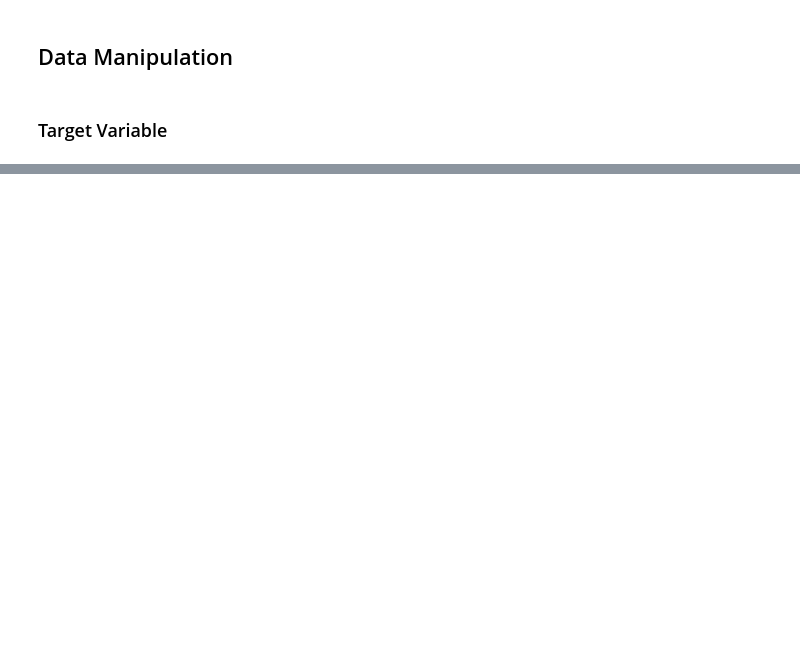
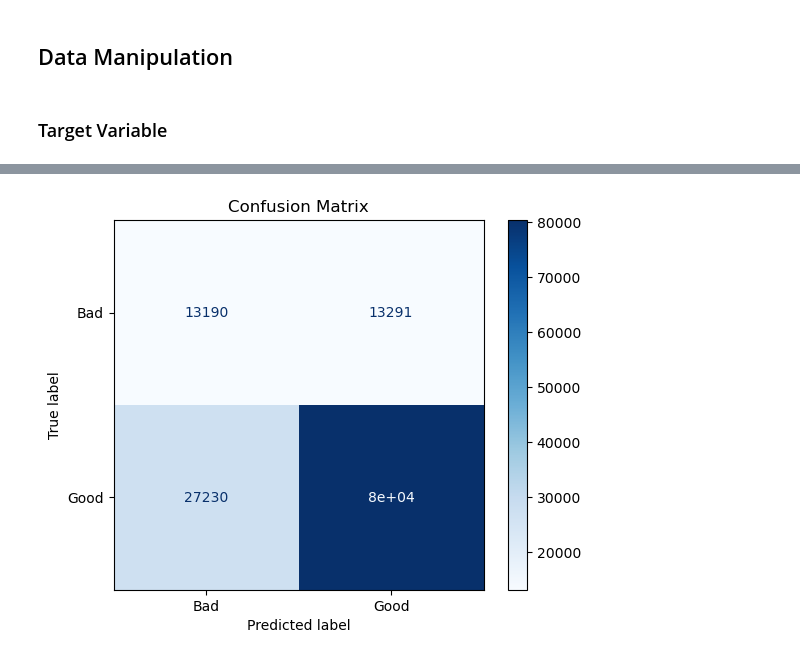
Before and after one commit to uligt/capstone, a Jupyter notebook: notebooks/2. Model_uli.ipynb, the cells around one changed output, grey strips where cells are left out. Saved outputs shown, nothing was run; the diff lists cells and outputs as text; code cells hidden in the pictures; blank space fills up the shorter version.

Commit message:
created baseline models for xgboost and lightgbm

```diff
--- a/notebooks/2. Model_uli.ipynb
+++ b/notebooks/2. Model_uli.ipynb
@@ -178,0 +86,3 @@ shape: (475_629, 24)
+# %%
+### Identify categorical columns
+categorical_features = X.select_dtypes(include="object").columns.tolist()
@@ -178,0 +98,30 @@ shape: (475_629, 24)
+# %%
+# Do this for both X_train and X_test
+for col in categorical_features:
+    if col in X_train.columns: # Check if column exists
+        X_train[col] = X_train[col].astype('category')
+        X_test[col] = X_test[col].astype('category')
+
+# Define weights
+weight_for_class_0 = 3.0
+weight_for_class_1 = 1.0
+sample_weights = np.where(y_train == 0, weight_for_class_0, weight_for_class_1)
+
+# Instantiate the XGBoost classifier
+model = xgb.XGBClassifier(
+    objective='binary:logistic',
+    eval_metric='auc',
+    use_label_encoder=False,
+    enable_categorical=True,
+    tree_method='hist',
+    n_estimators=1000,
+    learning_rate=0.05,
+    random_state=42
+)
+
+# Train the model
+model.fit(X_train, y_train, sample_weight=sample_weights)
+
+# Make predictions on the test set
+y_pred_xgb = model.predict(X_test)
+y_proba_xgb = model.predict_proba(X_test)[:, 1]
@@ -178,0 +130,4 @@ shape: (475_629, 24)
+# %%
+# Summary report
+y_pred = model.predict(X_test)
+print(classification_report(y_test, y_pred))
@@ -178,0 +143,9 @@ shape: (475_629, 24)
+# %%
+# Confusion matrix
+cm = confusion_matrix(y_test, y_pred)
+disp = ConfusionMatrixDisplay(confusion_matrix=cm, display_labels=["Bad", "Good"])
+disp.plot(cmap="Blues")
+plt.title("Confusion Matrix")
+plt.show()
+# %% [output]
+[figure, added]
```
Also changed, not shown: parts of 35 cells of this notebook.
